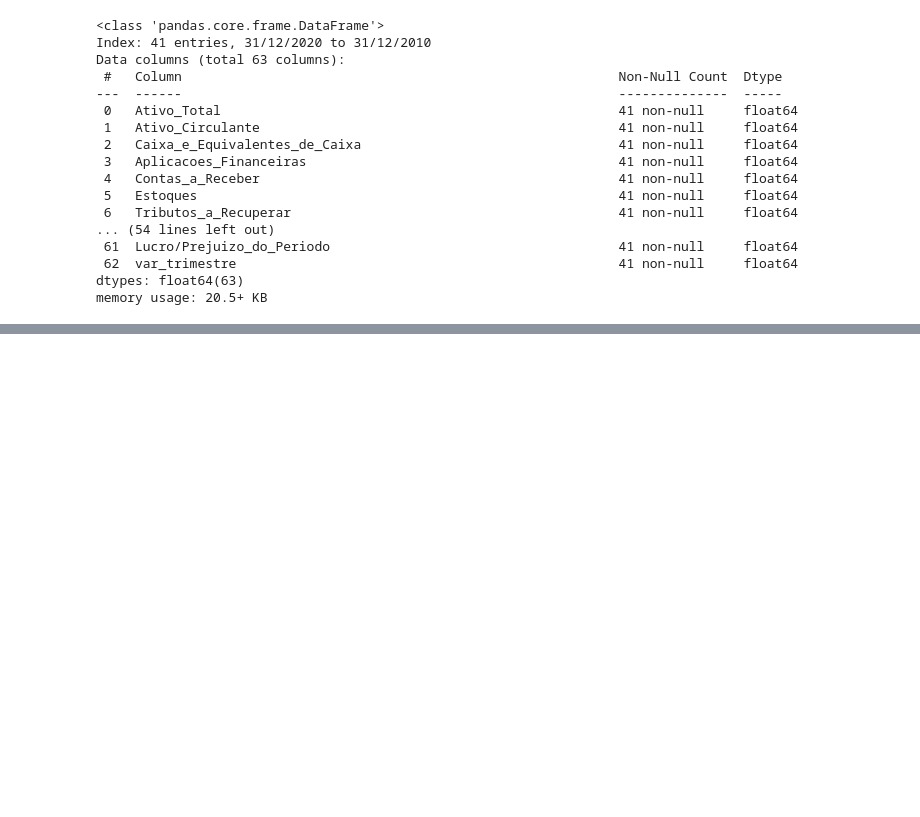
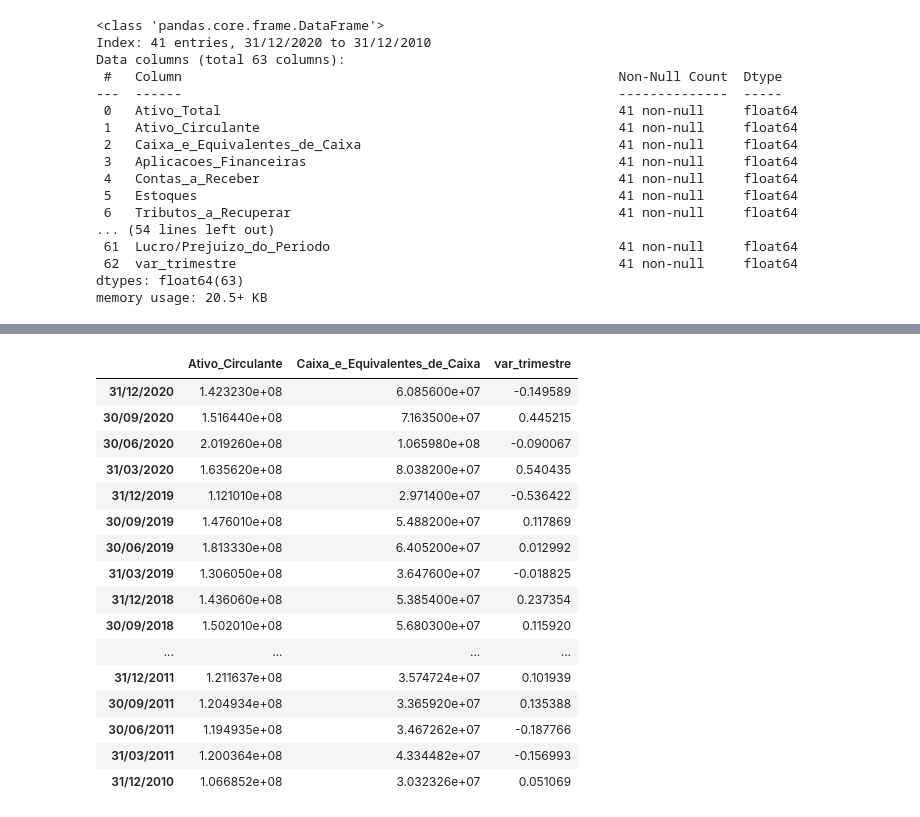
Before and after one commit to HugoSilva177/StockPred, a Jupyter notebook: notebooks/analise_dados_historicos.ipynb, the cells around one changed output, grey strips where cells are left out. Drawn from its saved outputs; the diff is of its cells as text; code cells hidden in the pictures; blank space fills up the shorter version.

```diff
--- a/notebooks/analise_dados_historicos.ipynb
+++ b/notebooks/analise_dados_historicos.ipynb
@@ -605,0 +616,20 @@ memory usage: 20.5+ KB
+# %%
+balanco_dre_variacoes_df.iloc[:, [1,2,-1]]
+# %% [output]
+|  | Ativo_Circulante | Caixa_e_Equivalentes_de_Caixa | var_trimestre |
+| 31/12/2020 | 1.423230e+08 | 6.085600e+07 | -0.149589 |
+| 30/09/2020 | 1.516440e+08 | 7.163500e+07 | 0.445215 |
+| 30/06/2020 | 2.019260e+08 | 1.065980e+08 | -0.090067 |
+| 31/03/2020 | 1.635620e+08 | 8.038200e+07 | 0.540435 |
+| 31/12/2019 | 1.121010e+08 | 2.971400e+07 | -0.536422 |
+| 30/09/2019 | 1.476010e+08 | 5.488200e+07 | 0.117869 |
+| 30/06/2019 | 1.813330e+08 | 6.405200e+07 | 0.012992 |
+| 31/03/2019 | 1.306050e+08 | 3.647600e+07 | -0.018825 |
+| 31/12/2018 | 1.436060e+08 | 5.385400e+07 | 0.237354 |
+| 30/09/2018 | 1.502010e+08 | 5.680300e+07 | 0.115920 |
+| ... | ... | ... | ... |
+| 31/12/2011 | 1.211637e+08 | 3.574724e+07 | 0.101939 |
+| 30/09/2011 | 1.204934e+08 | 3.365920e+07 | 0.135388 |
+| 30/06/2011 | 1.194935e+08 | 3.467262e+07 | -0.187766 |
+| 31/03/2011 | 1.200364e+08 | 4.334482e+07 | -0.156993 |
+| 31/12/2010 | 1.066852e+08 | 3.032326e+07 | 0.051069 |
```
Also changed, not shown: parts of 2 cells of this notebook.
